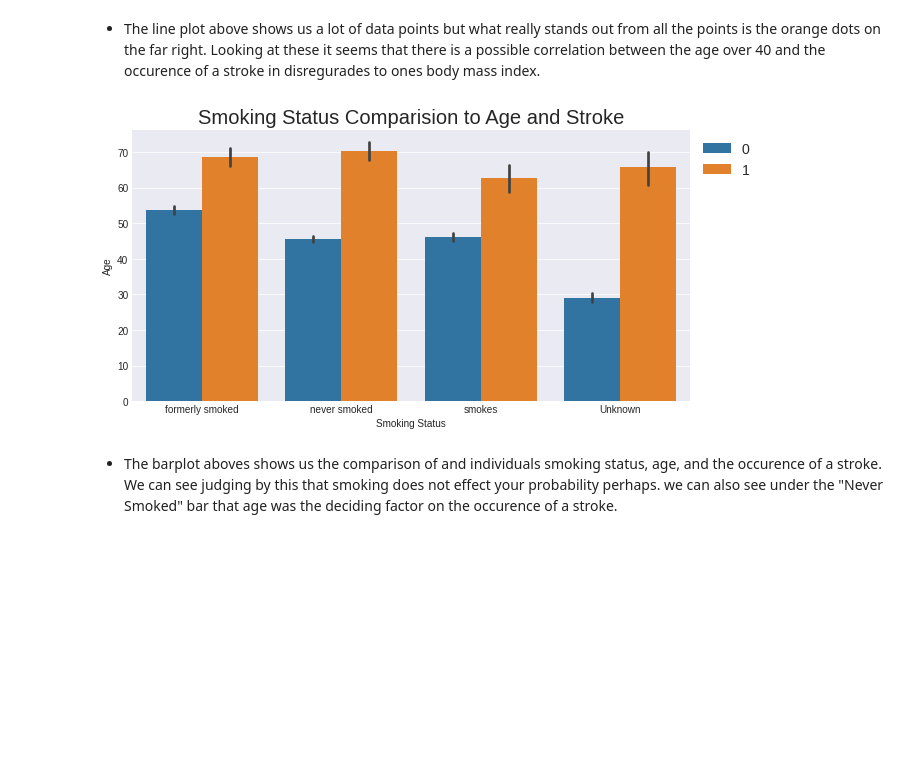
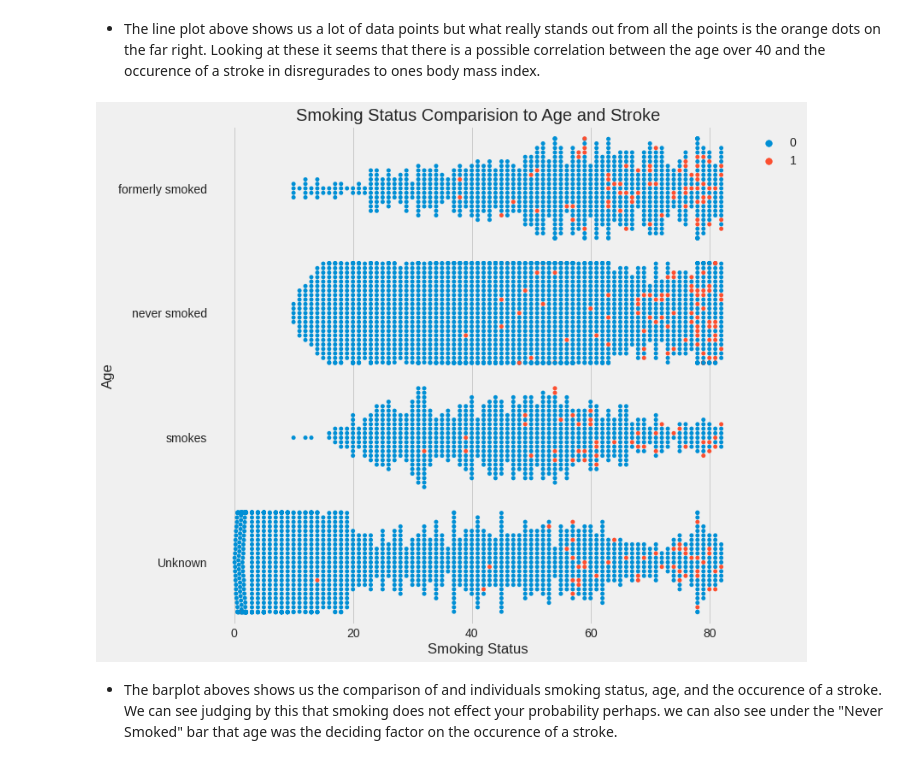
Before and after one commit to spockthompson/Individual-Stroke-Probability---Machine-Learning-Model, a Jupyter notebook: Individual_Stroke_Probability_Machine_Learning_Model.ipynb, the cells around one changed output. Drawn from its saved outputs; the diff is of its cells as text; code cells hidden in the pictures; blank space fills up the shorter version.

```diff
--- a/Individual_Stroke_Probability_Machine_Learning_Model.ipynb
+++ b/Individual_Stroke_Probability_Machine_Learning_Model.ipynb
@@ -183,15 +187,16 @@ plt.ylabel('Body Mass Index');
 # %% [markdown]
 - The line plot above shows us a lot of data points but what really stands out from all the points is the orange dots on the far right. Looking at these it seems that there is a possible correlation between the age over 40 and the occurence of a stroke in disregurades to ones body mass index.
 # %%
-plt.figure(figsize=(10,5))
-sns.barplot(data = df_ml, x = 'smoking_status', y = 'age', hue = 'stroke')
+plt.figure(figsize=(10,10))
+sns.swarmplot(data = df_ml, x = 'age', y = 'smoking_status', hue = 'stroke')
 plt.style.use('fivethirtyeight')
 plt.title('Smoking Status Comparision to Age and Stroke')
 plt.xlabel('Smoking Status')
 plt.ylabel('Age');
 plt.legend(bbox_to_anchor=(1,1));
+plt.savefig('Swarmplotplot.png')
 # %% [output]
-[figure, old version]
+[figure, new version]
 # %% [markdown]
 - The barplot aboves shows us the comparison of and individuals smoking status, age, and the occurence of a stroke. We can see judging by this that smoking does not effect your probability perhaps. we can also see under the "Never Smoked" bar that age was the deciding factor on the occurence of a stroke.
 # %% [markdown]
```
Also changed, not shown: parts of 3 cells of this notebook.
